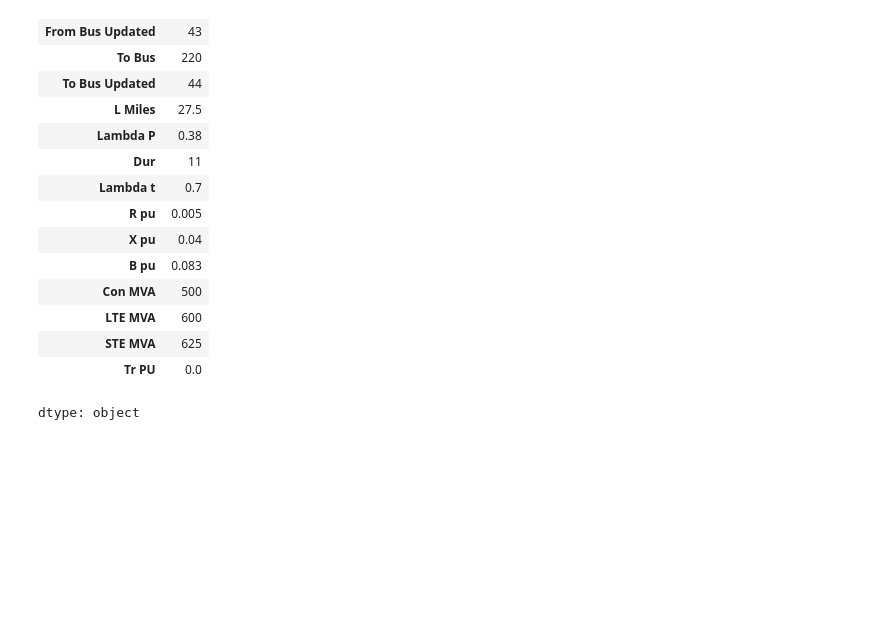
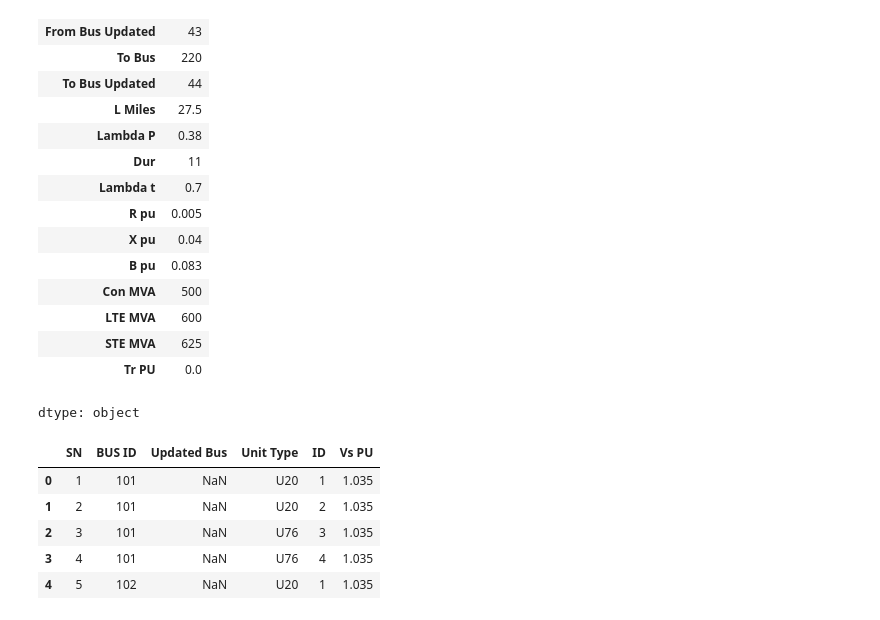
Before and after one commit to Adarsha9845/Transmission-Line-Upgrade, a Jupyter notebook: DataCleaning.ipynb, the cells around one changed output. Drawn from its saved outputs; the diff is of its cells as text; code cells hidden in the pictures; blank space fills up the shorter version.

```diff
--- a/DataCleaning.ipynb
+++ b/DataCleaning.ipynb
@@ -82,3 +82,14 @@ df.iloc[75]
 dtype: object
 # %%
 df.to_excel(Path, index=False)
+# %%
+df = pd.read_excel('/content/drive/MyDrive/Dataset for EEE577/GenData.xlsx')
+# %%
+df.head(5)
+# %% [output]
+|  | SN | BUS ID | Updated Bus | Unit Type | ID | Vs PU |
+| 0 | 1 | 101 | NaN | U20 | 1 | 1.035 |
+| 1 | 2 | 101 | NaN | U20 | 2 | 1.035 |
+| 2 | 3 | 101 | NaN | U76 | 3 | 1.035 |
+| 3 | 4 | 101 | NaN | U76 | 4 | 1.035 |
+| 4 | 5 | 102 | NaN | U20 | 1 | 1.035 |
```
Also changed, not shown: parts of 3 cells of this notebook.
